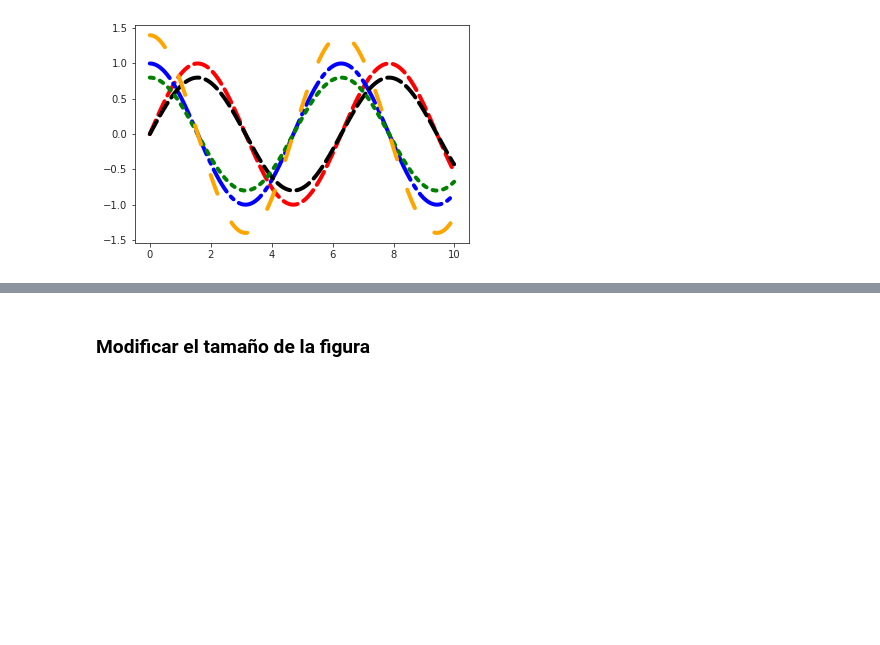
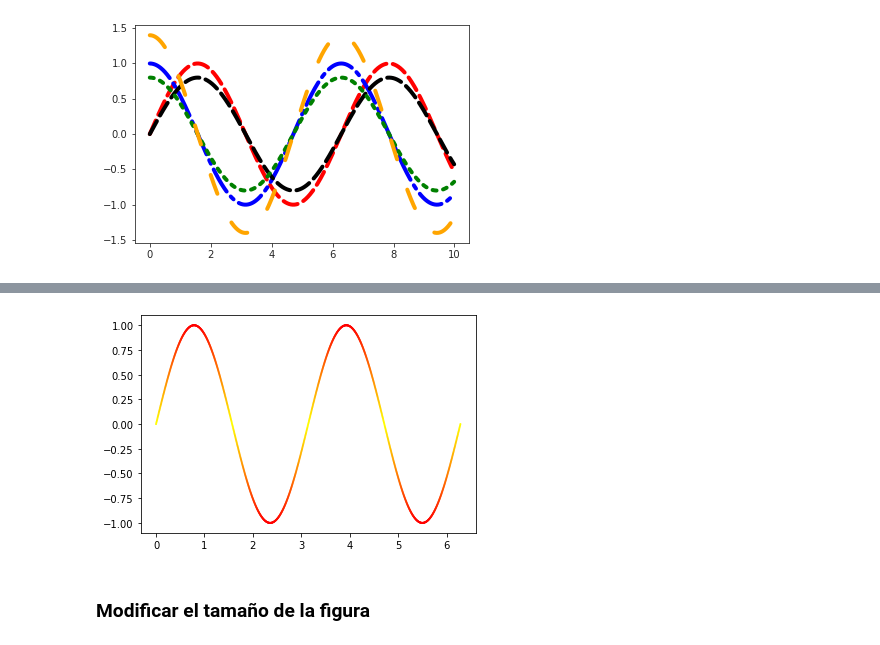
Before and after one commit to joselvira/BiomecanicaPython, a Jupyter notebook: Notebooks/Como_configurar_graficas.ipynb, the cells around one changed output, grey strips where cells are left out. Saved outputs shown, nothing was run; the diff lists cells and outputs as text; code cells hidden in the pictures; blank space fills up the shorter version.

```diff
--- a/Notebooks/Como_configurar_graficas.ipynb
+++ b/Notebooks/Como_configurar_graficas.ipynb
@@ -127,3 +131,16 @@ plt.show()
+# %%
+import numpy as np
+
+import matplotlib.pyplot as plt
+from matplotlib import cm #importa caracteríscicas de paletas de color
+
+#Se crea una variable seno
+x = np.linspace(0, 2*np.pi, 1000)
+y = np.sin(2*x)
+plt.scatter(x,y, c=cm.autumn_r(np.abs(y)), s=4, edgecolor='none') #aquí se ha usado la paleta de colores autum, que va de amarillo a rojo. Otras pueden ser hot (de amarillo a marrón oscuro), etc.
+plt.show()
+# %% [output]
+[figure, added]
 # %% [markdown]
 ### Modificar el tamaño de la figura
 # %% [markdown]
```
Also changed, not shown: parts of 5 cells of this notebook.
